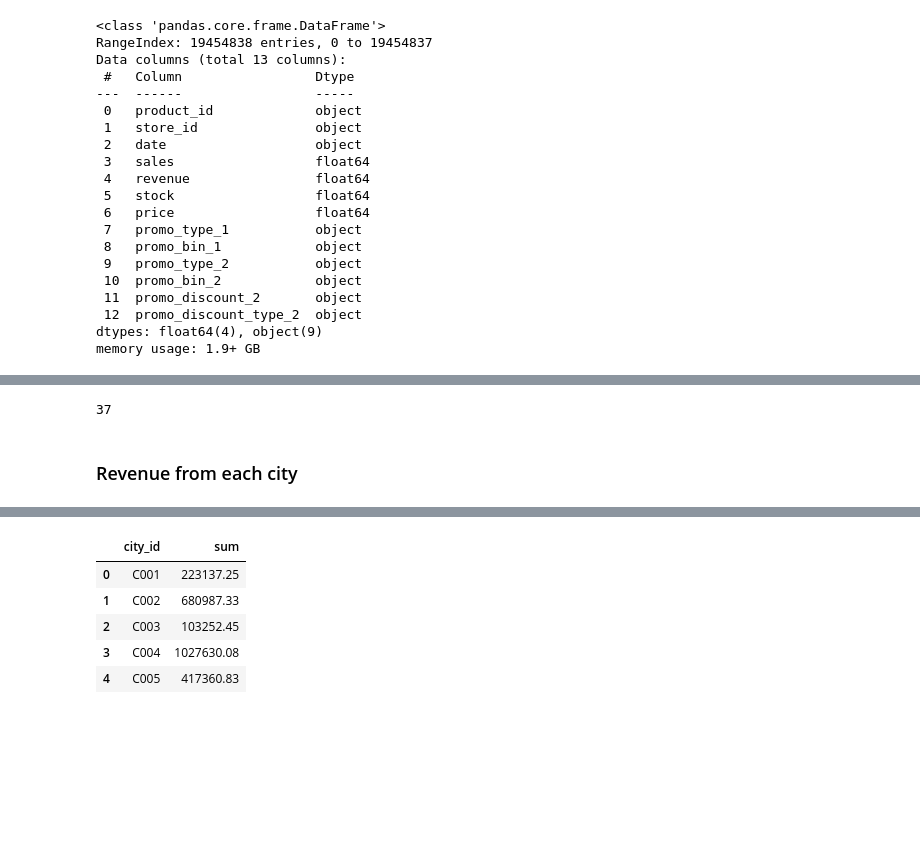
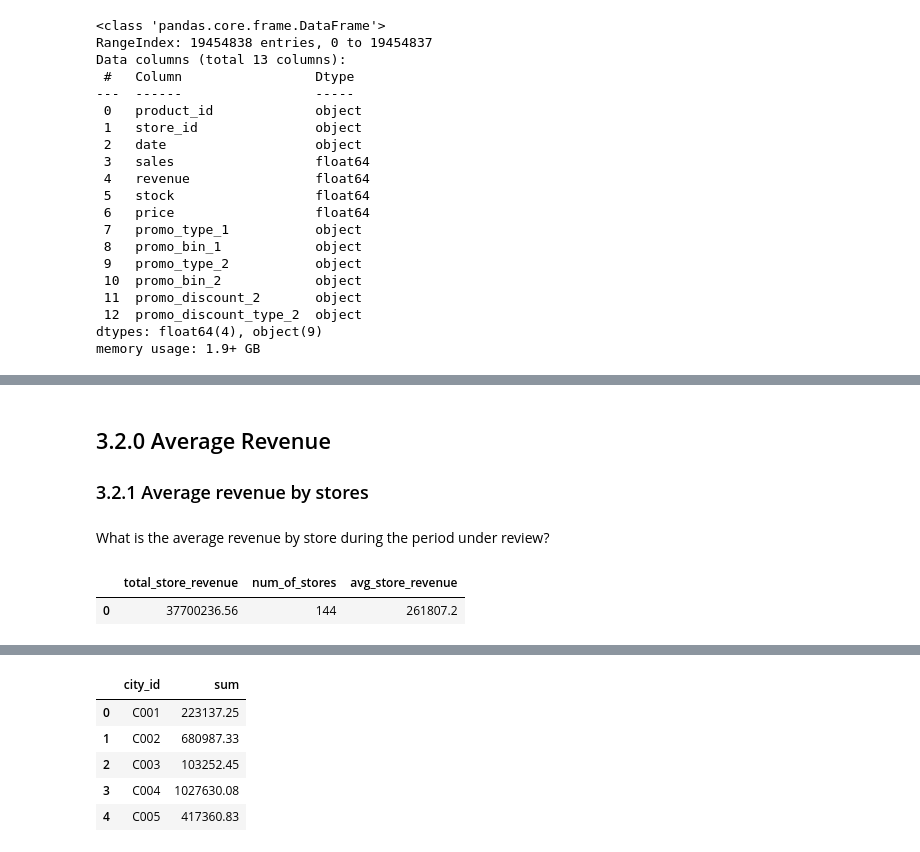
Before and after one commit to ChigozieObika/sql_sales_analysis, a Jupyter notebook: sqlalchemy_analysis.ipynb, the cells around one changed output, grey strips where cells are left out. Saved outputs shown, nothing was run; the diff lists cells and outputs as text; code cells hidden in the pictures; blank space fills up the shorter version.

```diff
--- a/sqlalchemy_analysis.ipynb
+++ b/sqlalchemy_analysis.ipynb
@@ -275,8 +125,0 @@ The revenue_by_store_city_id query returned a huge number of rows. We can group
-# %%
-len(
-    revenue_by_store_city_id['city_id'].unique()
-)
-# %% [output]
-37
-# %% [markdown]
-### Revenue from each city
@@ -297,0 +126,28 @@ total_revenue_by_city_id = pd.read_sql(
+# %% [markdown]
+## 3.2.0 Average Revenue
+
+### 3.2.1 Average revenue by stores
+# %% [markdown]
+What is the average revenue by store during the period under review?
+# %%
+avg_revenue = pd.read_sql(
+    '''
+   SELECT
+        CAST(SUM(total_store_revenue) AS DECIMAL(16,2)) AS total_store_revenue,
+        COUNT(*) AS num_of_stores,
+        CAST(AVG(total_store_revenue) AS DECIMAL(16,2)) AS avg_store_revenue
+    FROM(
+        SELECT
+            store_id,
+            CAST(SUM(revenue) AS DECIMAL(16,2)) AS total_store_revenue
+        FROM
+            sales
+        GROUP BY
+            store_id) AS T1
+    ''',
+    engine)
+
+avg_revenue
+# %% [output]
+|  | total_store_revenue | num_of_stores | avg_store_revenue |
+| 0 | 37700236.56 | 144 | 261807.2 |
```
Also changed, not shown: parts of 54 cells of this notebook, 2 other files.
